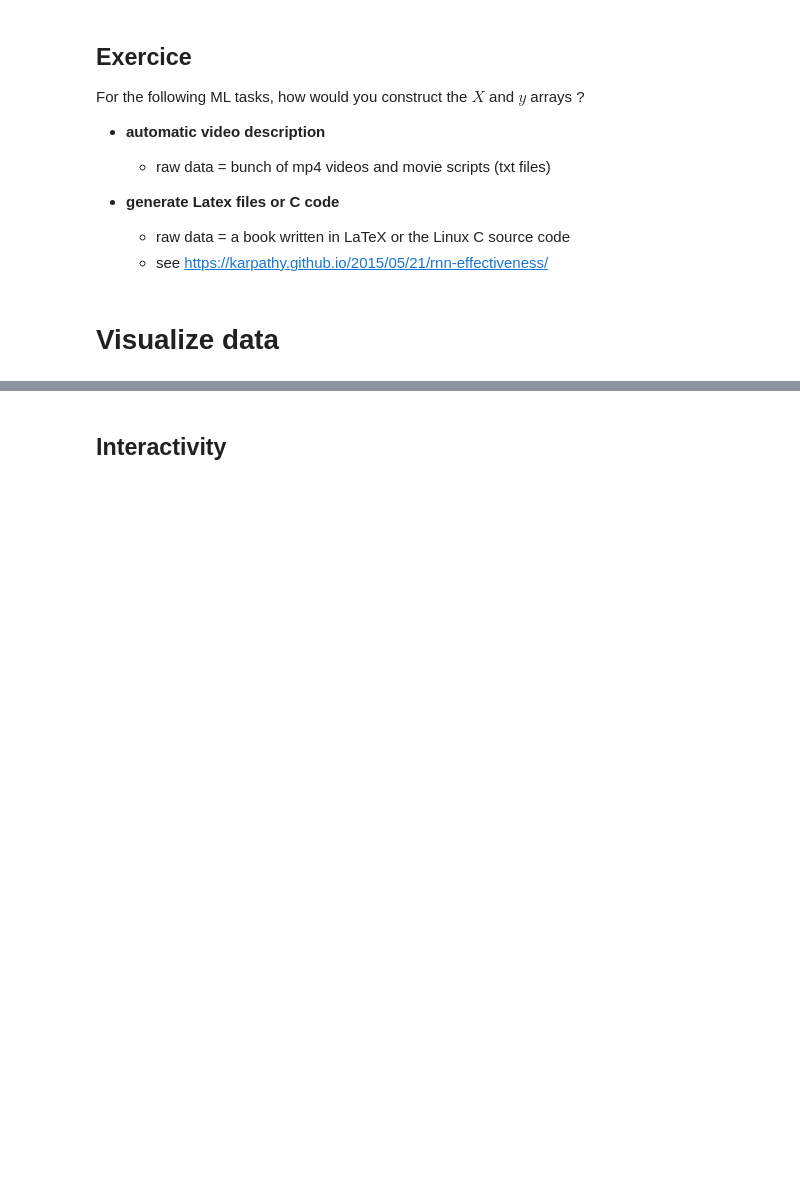
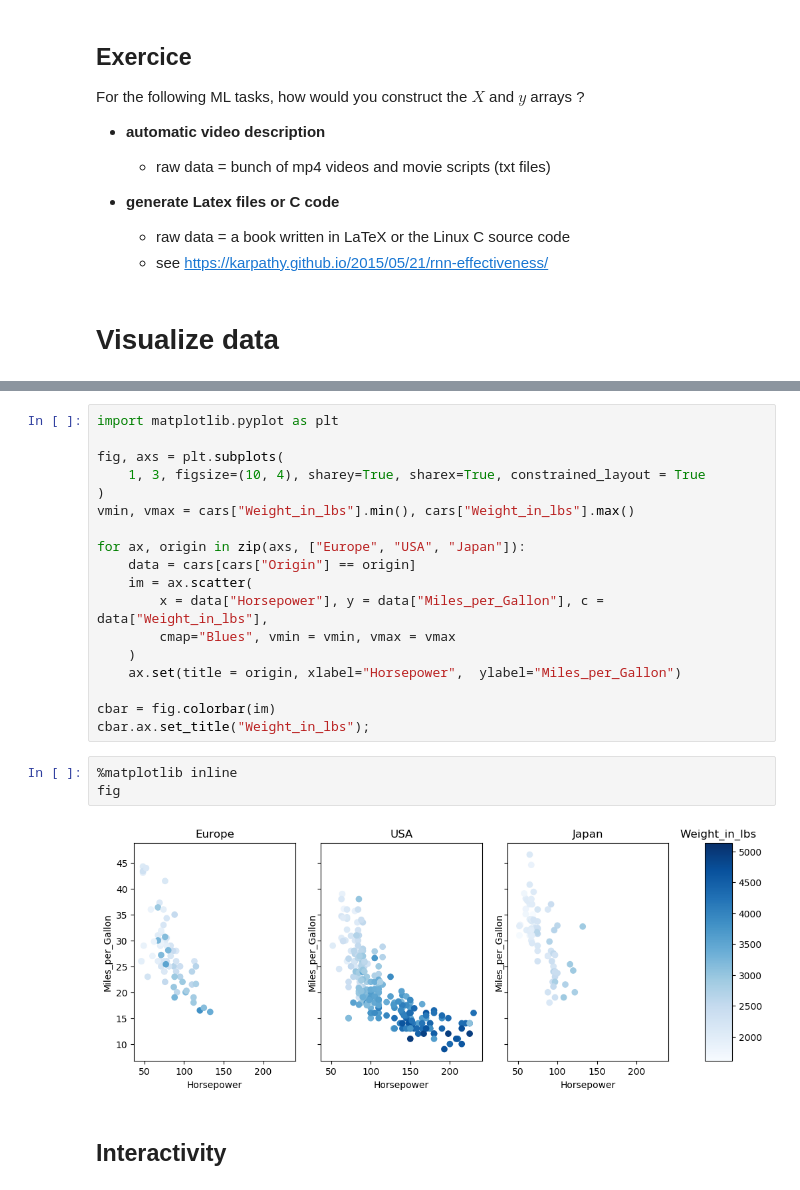
Before and after one commit to sphinxteam/mlcourse_2019, a Jupyter notebook: lec4/Working_with_data.ipynb, the cells around one changed output, grey strips where cells are left out. Saved outputs shown, nothing was run; the diff lists cells and outputs as text; blank space fills up the shorter version.

```diff
--- a/lec4/Working_with_data.ipynb
+++ b/lec4/Working_with_data.ipynb
@@ -237,2 +382,25 @@ For the following ML tasks, how would you construct the $X$ and $y$ arrays ?
+# %%
+import matplotlib.pyplot as plt
+
+fig, axs = plt.subplots(
+    1, 3, figsize=(10, 4), sharey=True, sharex=True, constrained_layout = True
+)
+vmin, vmax = cars["Weight_in_lbs"].min(), cars["Weight_in_lbs"].max()
+
+for ax, origin in zip(axs, ["Europe", "USA", "Japan"]):
+    data = cars[cars["Origin"] == origin]
+    im = ax.scatter(
+        x = data["Horsepower"], y = data["Miles_per_Gallon"], c = data["Weight_in_lbs"],
+        cmap="Blues", vmin = vmin, vmax = vmax
+    )
+    ax.set(title = origin, xlabel="Horsepower",  ylabel="Miles_per_Gallon")
+
+cbar = fig.colorbar(im)
+cbar.ax.set_title("Weight_in_lbs");
+# %%
+%matplotlib inline
+fig
+# %% [output]
+[figure, added]
 # %% [markdown]
 ## Interactivity
```
Also changed, not shown: parts of 42 cells of this notebook, 13 other files.
